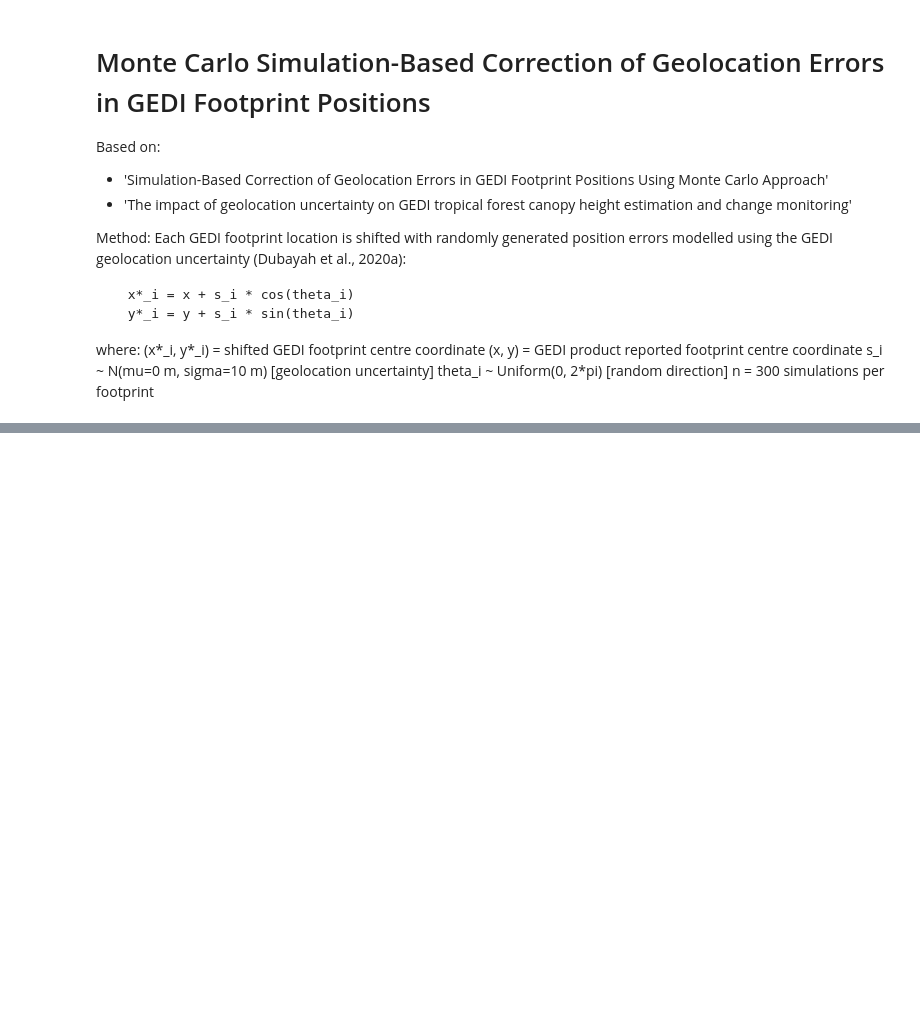
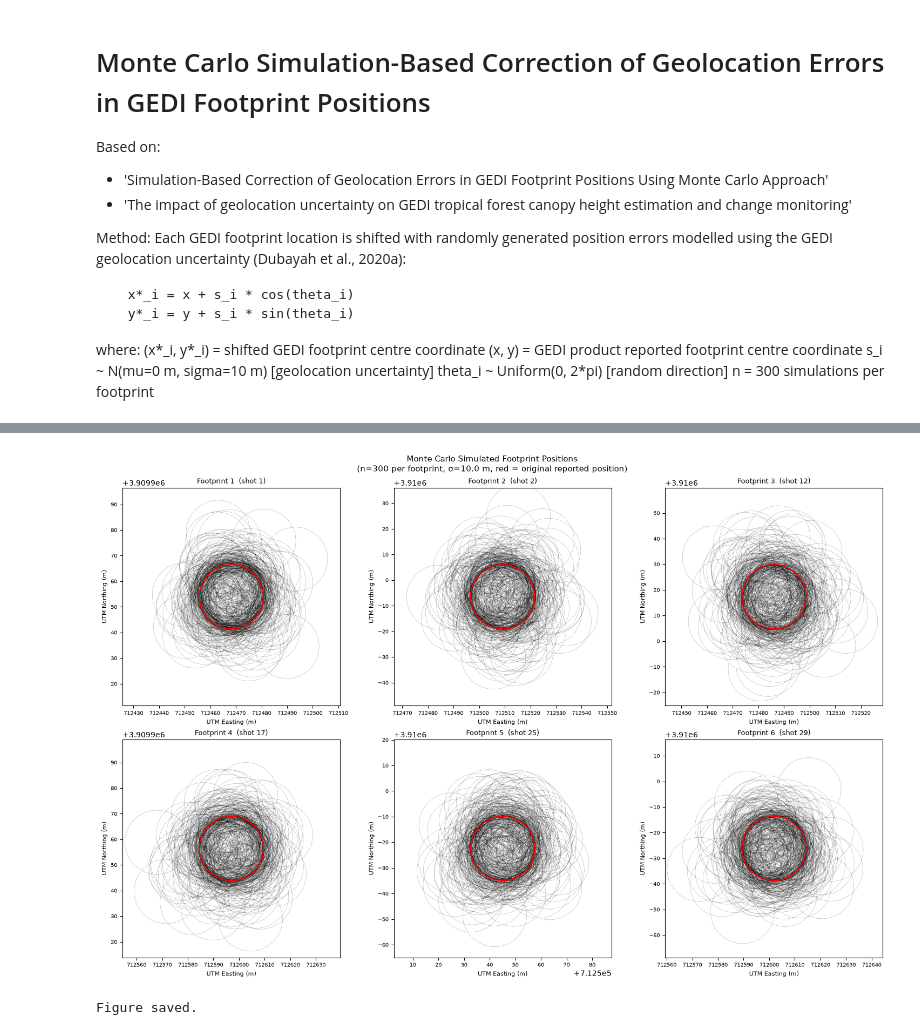
Before and after one commit to kara-davis/Biomass_Monitoring_Research, a Jupyter notebook: gedi_footprint.ipynb, the cells around one changed output, grey strips where cells are left out. Cells and saved outputs as stored; diff of their text form; code cells hidden in the pictures; blank space fills up the shorter version.

```diff
--- a/gedi_footprint.ipynb
+++ b/gedi_footprint.ipynb
@@ -496,0 +749,71 @@ Method:
+# %%
+# ── Plot shifted footprint circles for each original footprint ────────────────
+# Replicates the style of panel (b) in the paper:
+#   - red circle = original reported GEDI 25m footprint
+#   - black circles = 300 simulated shifted 25m footprints
+
+from shapely.geometry import Point
+import matplotlib.pyplot as plt
+import matplotlib.patches as patches
+import math
+
+n_footprints = len(gdf_points_clipped)
+n_cols = 3
+n_rows = math.ceil(n_footprints / n_cols)
+fig, axes = plt.subplots(n_rows, n_cols, figsize=(5 * n_cols, 5 * n_rows))
+axes = axes.flatten()
+
+FOOTPRINT_RADIUS_M = 12.5   # 25m diameter footprint → 12.5m radius
+
+
+for plot_idx, (fp_idx, fp_sims) in enumerate(gdf_mc.groupby('footprint_id')):
+
+    ax = axes[plot_idx]
+
+    # Get original position in metres (UTM)
+    lon_orig = fp_sims['lon_original'].iloc[0]
+    lat_orig = fp_sims['lat_original'].iloc[0]
+    x_orig, y_orig = to_metric.transform(lon_orig, lat_orig)
+
+    # Draw each of the 300 shifted 25m circles in black
+    for _, sim_row in fp_sims.iterrows():
+        x_shift, y_shift = to_metric.transform(sim_row['lon_shifted'], sim_row['lat_shifted'])
+        circle = plt.Circle(
+            (x_shift, y_shift), FOOTPRINT_RADIUS_M,
+            color='black', fill=False, linewidth=0.3, alpha=0.4
+        )
+        ax.add_patch(circle)
+
+    # Draw the original reported footprint in red on top
+    original_circle = plt.Circle(
+        (x_orig, y_orig), FOOTPRINT_RADIUS_M,
+        color='red', fill=False, linewidth=1.5
+    )
+    ax.add_patch(original_circle)
+
+    # Set axis limits with padding around the footprint cloud
+    pad = FOOTPRINT_RADIUS_M + SIGMA_M * 3   # show out to ~3σ
+    ax.set_xlim(x_orig - pad, x_orig + pad)
+    ax.set_ylim(y_orig - pad, y_orig + pad)
+    ax.set_aspect('equal')
+
+    ax.set_xlabel('UTM Easting (m)', fontsize=8)
+    ax.set_ylabel('UTM Northing (m)', fontsize=8)
+    ax.set_title(f'Footprint {plot_idx + 1}  (shot {fp_idx})', fontsize=9)
+    ax.tick_params(labelsize=7)
+
+plt.suptitle(
+    f'Monte Carlo Simulated Footprint Positions\n'
+    f'(n={N_SIMULATIONS} per footprint, σ={SIGMA_M} m, red = original reported position)',
+    fontsize=11
+)
+plt.tight_layout()
+plt.savefig(
+    os.path.join(data_folder, f'{file_header}_monte_carlo_circles.png'),
+    dpi=150, bbox_inches='tight'
+)
+plt.show()
+print("Figure saved.")
+# %% [output]
+[figure, added]
+Figure saved.
```
Also changed, not shown: parts of 3 cells of this notebook.
